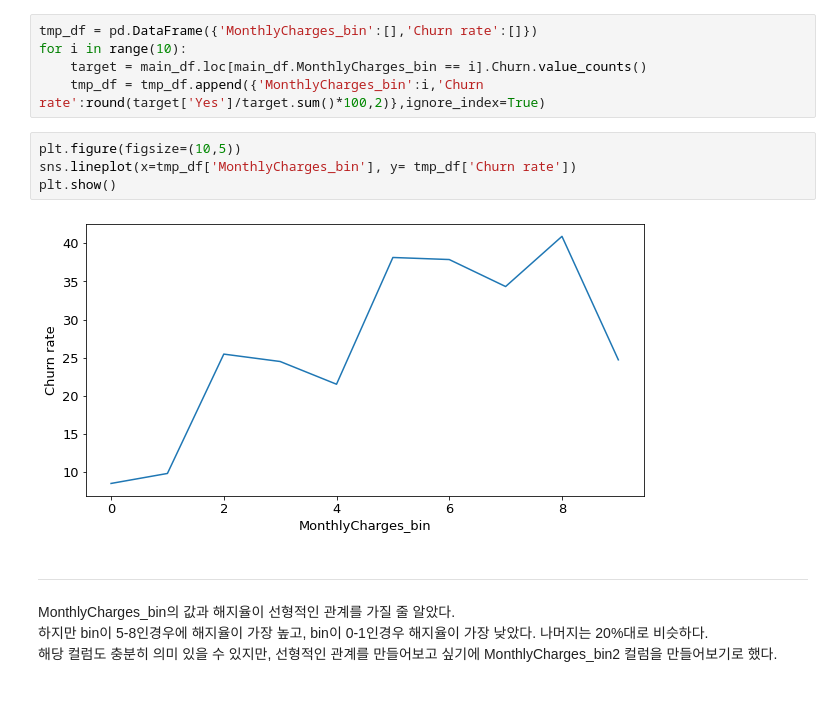
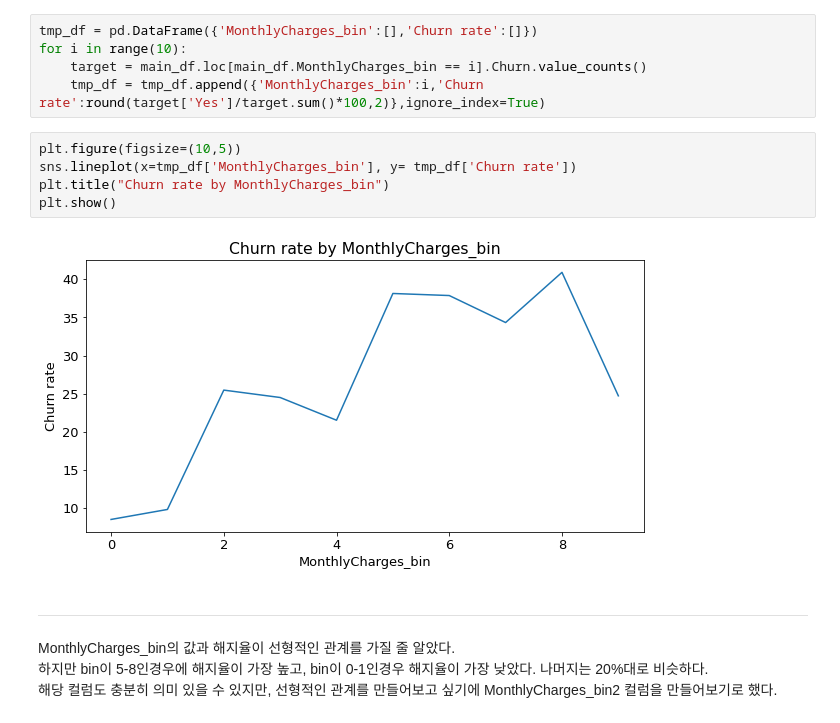
Before and after one commit to PingPingE/Kaggle-Telco_customer_churn, a Jupyter notebook: telco-customer-churn.ipynb, the cells around one changed output. Cells and saved outputs as stored; diff of their text form.

```diff
--- a/telco-customer-churn.ipynb
+++ b/telco-customer-churn.ipynb
@@ -954,9 +955,10 @@ for i in range(10):
 # %%
 plt.figure(figsize=(10,5))
 sns.lineplot(x=tmp_df['MonthlyCharges_bin'], y= tmp_df['Churn rate'])
+plt.title("Churn rate by MonthlyCharges_bin")
 plt.show()
 # %% [output]
-[figure, old version]
+[figure, new version]
 # %% [markdown]
 -----------------
 MonthlyCharges_bin의 값과 해지율이 선형적인 관계를 가질 줄 알았다.<br>
```
Also changed, not shown: parts of 28 cells of this notebook.
